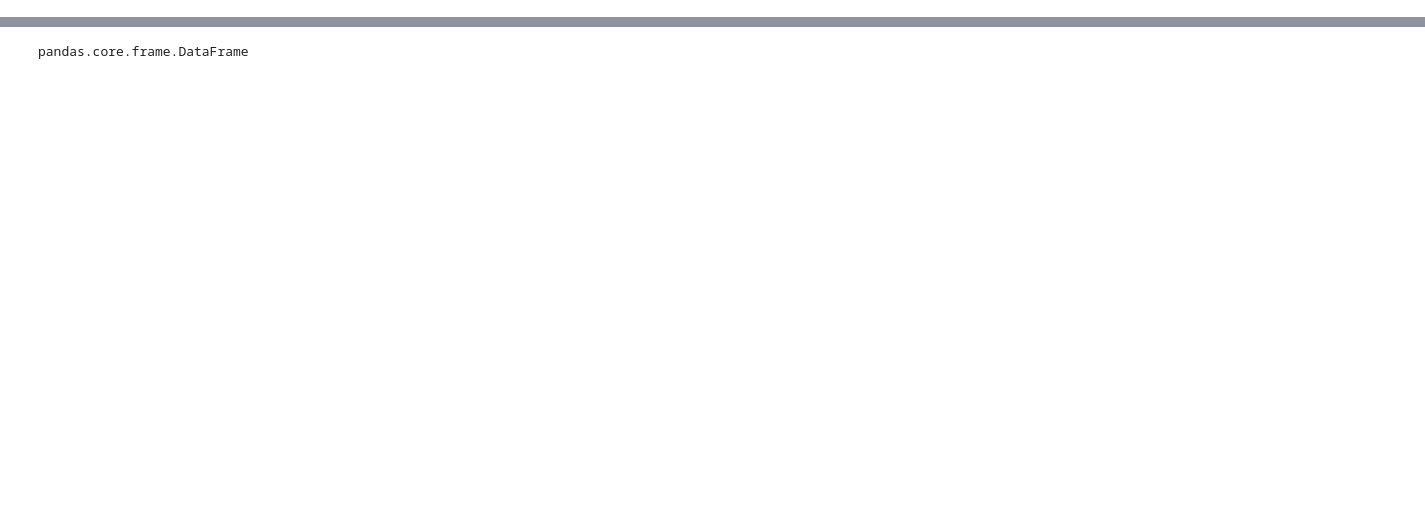
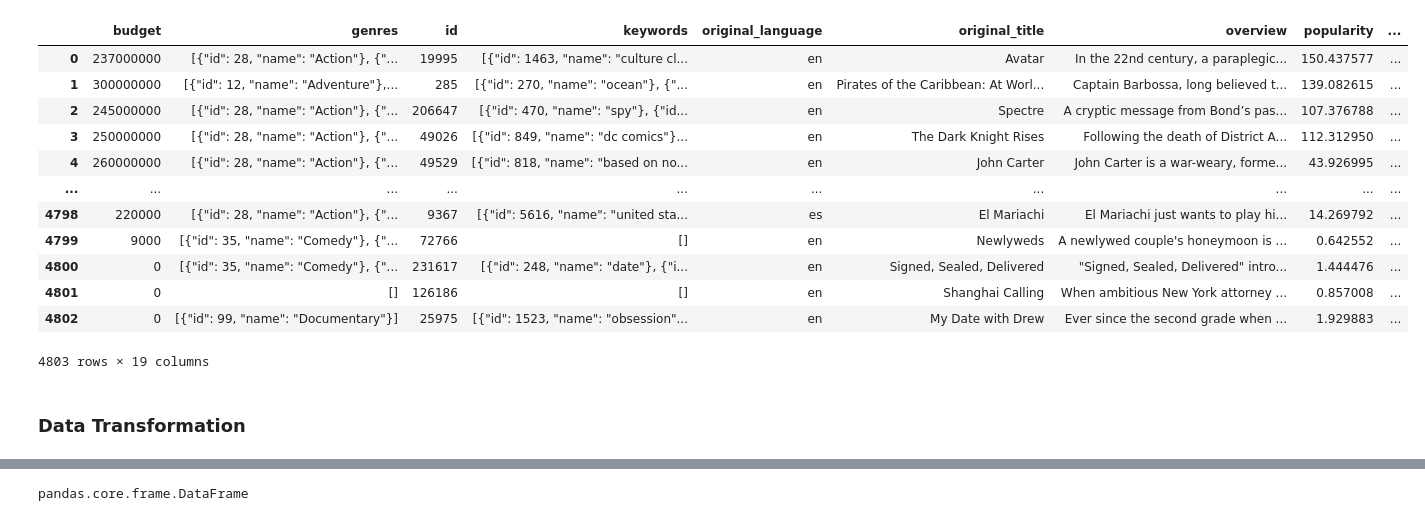
Before and after one commit to engrzahidriaz/Data_Analysis_and_Visualization, a Jupyter notebook: Pandas.ipynb, the cells around one changed output, grey strips where cells are left out. Saved outputs shown, nothing was run; the diff lists cells and outputs as text; code cells hidden in the pictures; blank space fills up the shorter version.

```diff
--- a/Pandas.ipynb
+++ b/Pandas.ipynb
@@ -5,0 +314,20 @@ Harshit youtube Channel
+# %%
+# DataFrame.drop(): Deletes specified columns (e.g., 'homepage' column)
+dropped_df = movies_df.drop(columns=["homepage"])
+dropped_df
+# %% [output]
+|  | budget | genres | id | keywords | original_language | original_title | overview | popularity | ... |
+| 0 | 237000000 | [{"id": 28, "name": "Action"}, {"... | 19995 | [{"id": 1463, "name": "culture cl... | en | Avatar | In the 22nd century, a paraplegic... | 150.437577 | ... |
+| 1 | 300000000 | [{"id": 12, "name": "Adventure"},... | 285 | [{"id": 270, "name": "ocean"}, {"... | en | Pirates of the Caribbean: At Worl... | Captain Barbossa, long believed t... | 139.082615 | ... |
+| 2 | 245000000 | [{"id": 28, "name": "Action"}, {"... | 206647 | [{"id": 470, "name": "spy"}, {"id... | en | Spectre | A cryptic message from Bond’s pas... | 107.376788 | ... |
+| 3 | 250000000 | [{"id": 28, "name": "Action"}, {"... | 49026 | [{"id": 849, "name": "dc comics"}... | en | The Dark Knight Rises | Following the death of District A... | 112.312950 | ... |
+| 4 | 260000000 | [{"id": 28, "name": "Action"}, {"... | 49529 | [{"id": 818, "name": "based on no... | en | John Carter | John Carter is a war-weary, forme... | 43.926995 | ... |
+| ... | ... | ... | ... | ... | ... | ... | ... | ... | ... |
+| 4798 | 220000 | [{"id": 28, "name": "Action"}, {"... | 9367 | [{"id": 5616, "name": "united sta... | es | El Mariachi | El Mariachi just wants to play hi... | 14.269792 | ... |
+| 4799 | 9000 | [{"id": 35, "name": "Comedy"}, {"... | 72766 | [] | en | Newlyweds | A newlywed couple's honeymoon is ... | 0.642552 | ... |
+| 4800 | 0 | [{"id": 35, "name": "Comedy"}, {"... | 231617 | [{"id": 248, "name": "date"}, {"i... | en | Signed, Sealed, Delivered | "Signed, Sealed, Delivered" intro... | 1.444476 | ... |
+| 4801 | 0 | [] | 126186 | [] | en | Shanghai Calling | When ambitious New York attorney ... | 0.857008 | ... |
+| 4802 | 0 | [{"id": 99, "name": "Documentary"}] | 25975 | [{"id": 1523, "name": "obsession"... | en | My Date with Drew | Ever since the second grade when ... | 1.929883 | ... |
+4803 rows × 19 columns
+# %% [markdown]
+### Data Transformation
```
Also changed, not shown: parts of 130 cells of this notebook, 2 other files.
